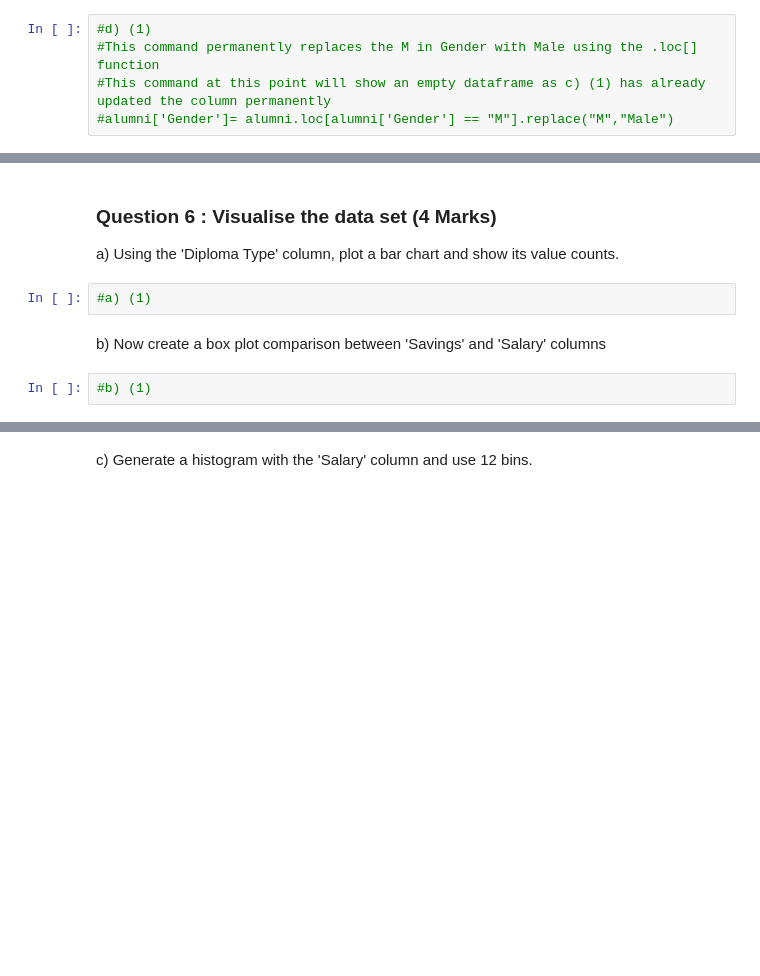
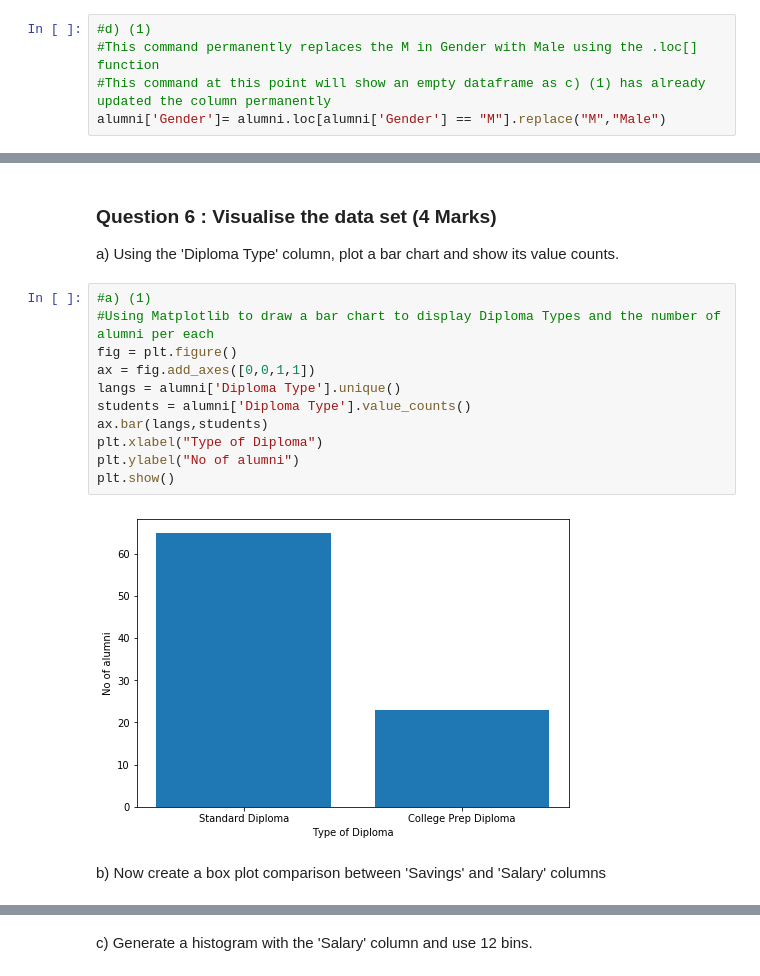
Before and after one commit to Claudine-wangari/Pandas-Assignment-1, a Jupyter notebook: Pandas and python practice.ipynb, the cells around one changed output, grey strips where cells are left out. Saved outputs shown, nothing was run; the diff lists cells and outputs as text; blank space fills up the shorter version.

```diff
--- a/Pandas and python practice.ipynb
+++ b/Pandas and python practice.ipynb
@@ -190,7 +188,7 @@ d) You can set it directly by using the df.loc command, show how this can be don
 #d) (1)
 #This command permanently replaces the M in Gender with Male using the .loc[] function
 #This command at this point will show an empty dataframe as c) (1) has already updated the column permanently
-#alumni['Gender']= alumni.loc[alumni['Gender'] == "M"].replace("M","Male")
+alumni['Gender']= alumni.loc[alumni['Gender'] == "M"].replace("M","Male")
 # %% [markdown]
 e) Now run the 'value_counts' for Gender again to see the correct columns - 'Male' and 'Female'
 # %%
@@ -235,9 +233,18 @@ alumni.loc[alumni['Fee'] > 15000]
 ### Question 6 :  Visualise the data set (4 Marks)
 
 a) Using the 'Diploma Type' column, plot a bar chart and show its value counts.
-# %%
-#a) (1)
+# %%
+#a) (1)
+#Using Matplotlib to draw a bar chart to display Diploma Types and the number of alumni per each
+fig = plt.figure()
+ax = fig.add_axes([0,0,1,1])
+langs = alumni['Diploma Type'].unique()
+students = alumni['Diploma Type'].value_counts()
+ax.bar(langs,students)
+plt.xlabel("Type of Diploma")
+plt.ylabel("No of alumni")
+plt.show()
+# %% [output]
+[figure, added]
 # %% [markdown]
 b) Now create a box plot comparison between 'Savings' and 'Salary' columns
-# %%
-#b) (1)
```
Also changed, not shown: parts of 10 cells of this notebook.
